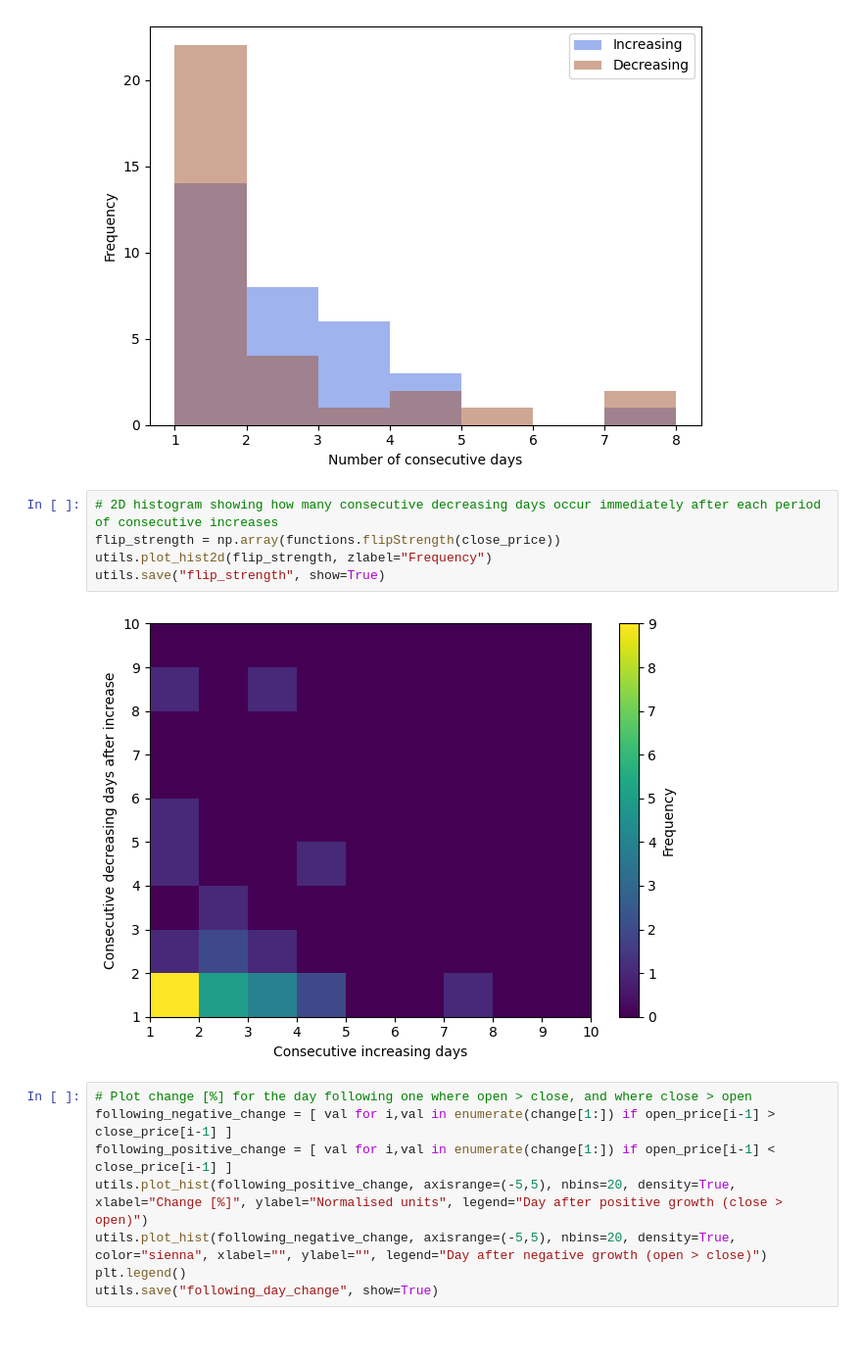
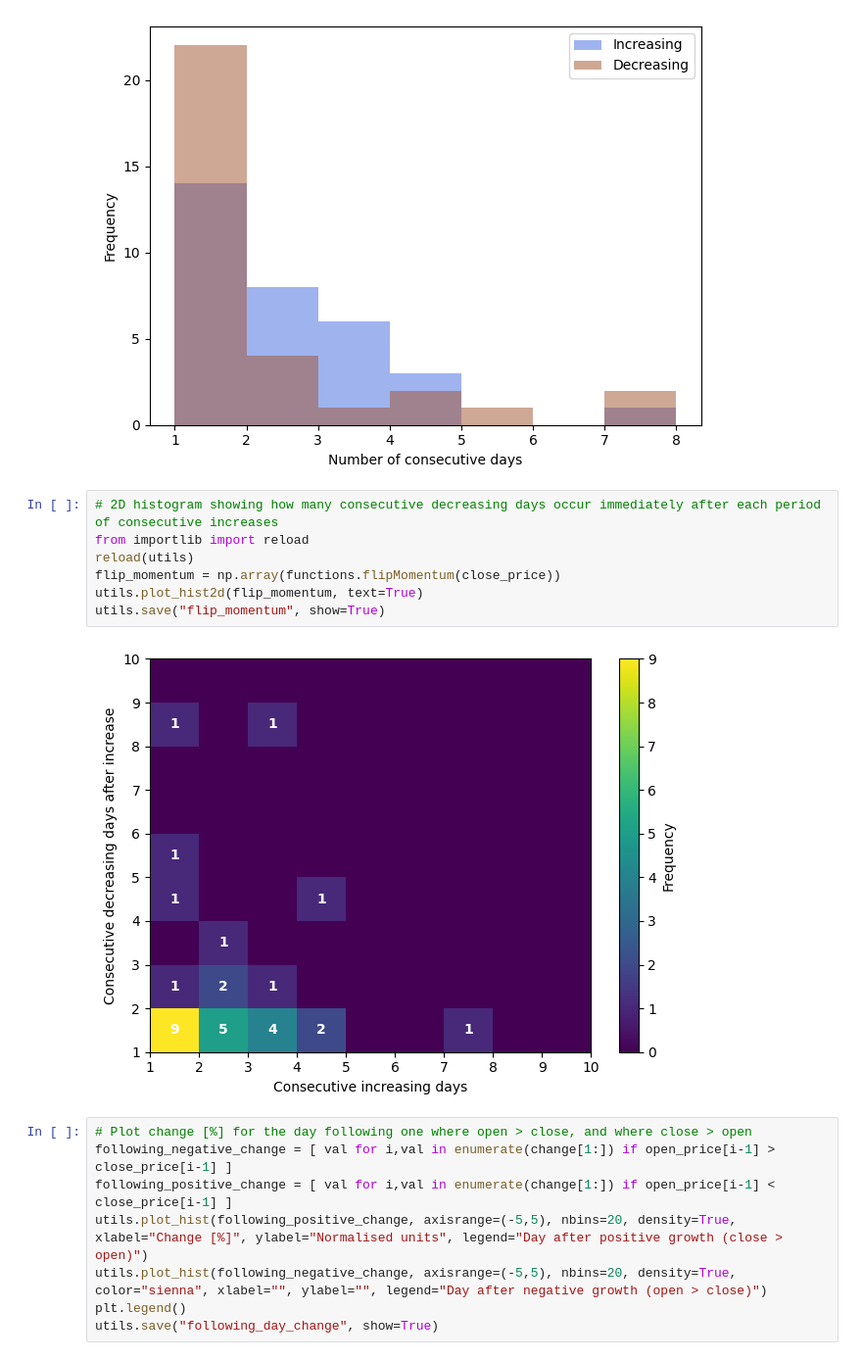
Before and after one commit to edting/historical-price-analysis, a Jupyter notebook: analysis.ipynb, the cells around one changed output. Shown at 98% size. Cells and saved outputs as stored; diff of their text form.

Commit message:
Add to 2D hist plot options

```diff
--- a/analysis.ipynb
+++ b/analysis.ipynb
@@ -114,11 +114,13 @@ utils.save("consecutive_days", show=True)
 [figure]
 # %%
 # 2D histogram showing how many consecutive decreasing days occur immediately after each period of consecutive increases
-flip_strength = np.array(functions.flipStrength(close_price))
-utils.plot_hist2d(flip_strength, zlabel="Frequency")
-utils.save("flip_strength", show=True)
+from importlib import reload
+reload(utils)
+flip_momentum = np.array(functions.flipMomentum(close_price))
+utils.plot_hist2d(flip_momentum, text=True)
+utils.save("flip_momentum", show=True)
 # %% [output]
-[figure, old version]
+[figure, new version]
 # %%
 # Plot change [%] for the day following one where open > close, and where close > open
 following_negative_change = [ val for i,val in enumerate(change[1:]) if open_price[i-1] > close_price[i-1] ]
```
Also changed, not shown: 2 other files.
